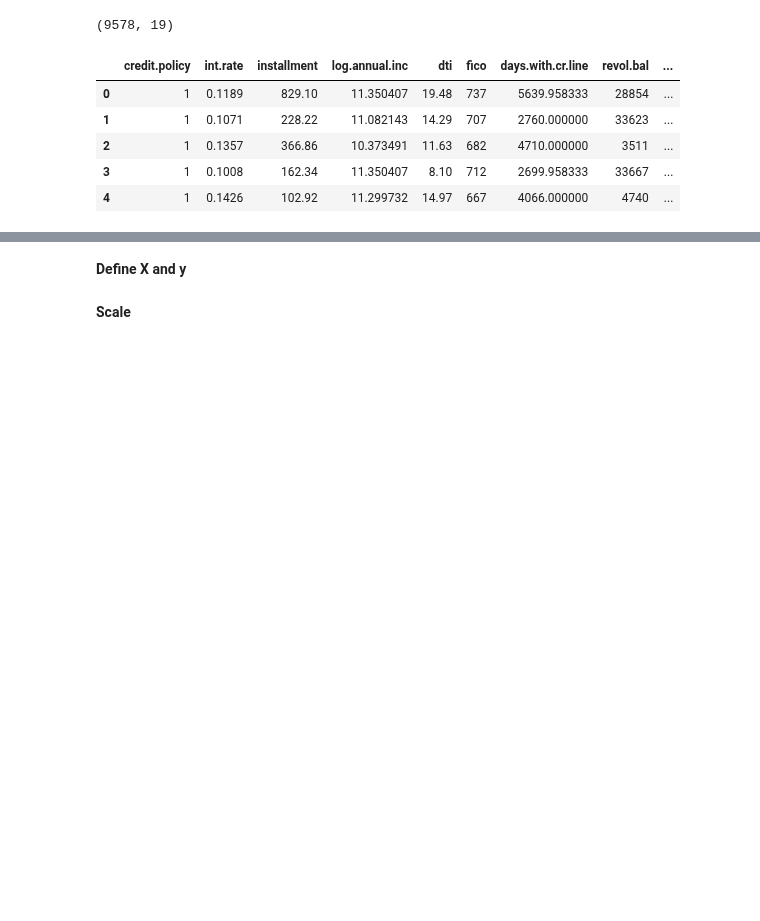
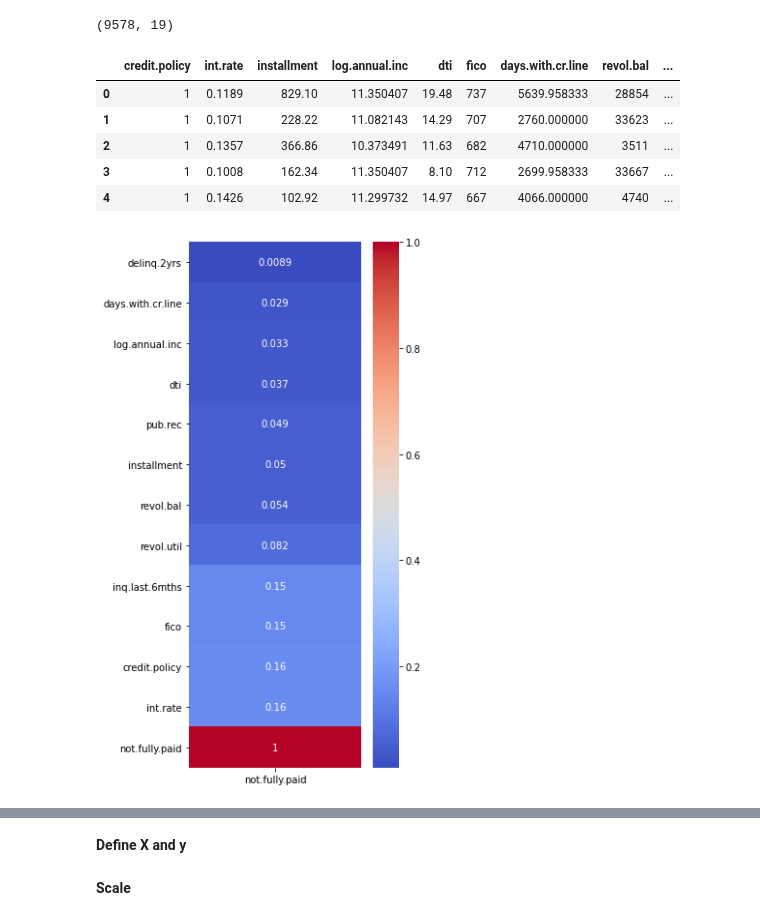
Before and after one commit to deepthiab/Loans_LC, a Jupyter notebook: EDA.ipynb, the cells around one changed output, grey strips where cells are left out. Cells and saved outputs as stored; diff of their text form; code cells hidden in the pictures; blank space fills up the shorter version.

```diff
--- a/EDA.ipynb
+++ b/EDA.ipynb
@@ -74,3 +95,11 @@ loan_data.head()
 | 2 | 1 | 0.1357 | 366.86 | 10.373491 | 11.63 | 682 | 4710.000000 | 3511 | ... |
 | 3 | 1 | 0.1008 | 162.34 | 11.350407 | 8.10 | 712 | 2699.958333 | 33667 | ... |
 | 4 | 1 | 0.1426 | 102.92 | 11.299732 | 14.97 | 667 | 4066.000000 | 4740 | ... |
+# %%
+loan_corr = loan_data.corr()[['not.fully.paid']]
+plt.figure(figsize= (4,10))
+sns.heatmap(data= loan_corr.abs().sort_values(by = 'not.fully.paid'),
+            cmap= 'coolwarm',
+            annot = True);
+# %% [output]
+[figure, added]
```
Also changed, not shown: parts of 6 cells of this notebook.
